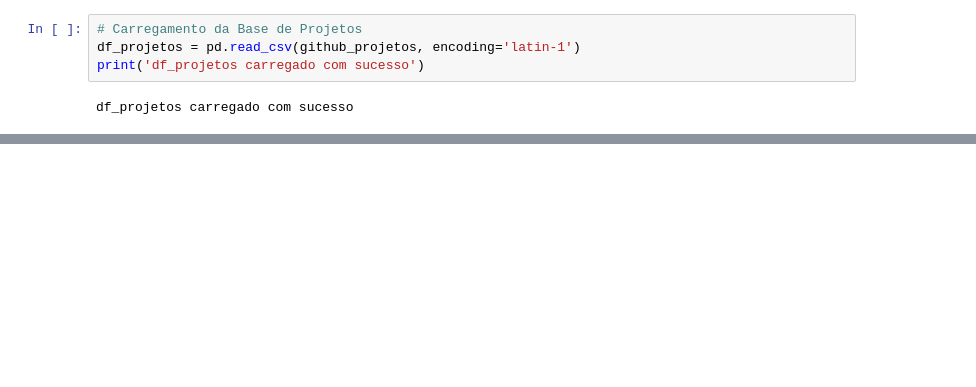
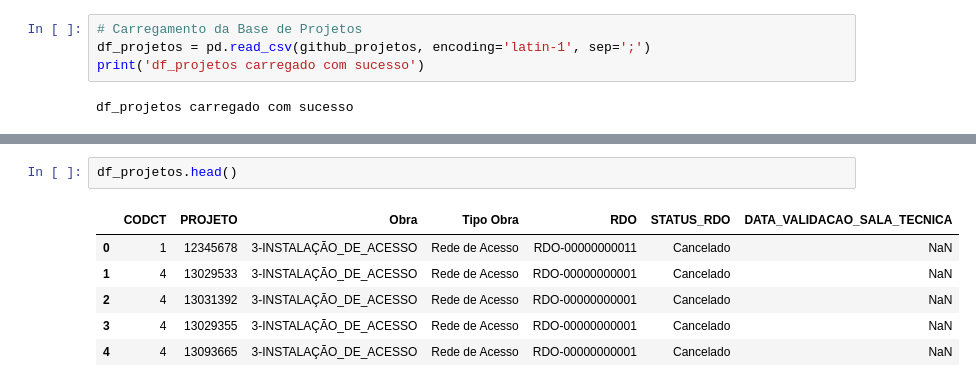
Before and after one commit to dxspimentel/PUC, a Jupyter notebook: MVP_Diego_Pimentel.ipynb, the cells around one changed output, grey strips where cells are left out. Saved outputs shown, nothing was run; the diff lists cells and outputs as text; blank space fills up the shorter version.

```diff
--- a/MVP_Diego_Pimentel.ipynb
+++ b/MVP_Diego_Pimentel.ipynb
@@ -61,7 +61,7 @@ github_projetos = 'https://raw.githubusercontent.com/dxspimentel/PUC/main/PUC_Db
 github_escopo = 'https://raw.githubusercontent.com/dxspimentel/PUC/main/PUC_Db_02_Base_Escopo.csv'
 # %%
 # Carregamento da Base de Projetos
-df_projetos = pd.read_csv(github_projetos, encoding='latin-1')
+df_projetos = pd.read_csv(github_projetos, encoding='latin-1', sep=';')
 print('df_projetos carregado com sucesso')
 # %% [output]
 df_projetos carregado com sucesso
@@ -73,0 +91,9 @@ df_escopo carregado com sucesso
+# %%
+df_projetos.head()
+# %% [output]
+|  | CODCT | PROJETO | Obra | Tipo Obra | RDO | STATUS_RDO | DATA_VALIDACAO_SALA_TECNICA |
+| 0 | 1 | 12345678 | 3-INSTALAÇÃO_DE_ACESSO | Rede de Acesso | RDO-00000000011 | Cancelado | NaN |
+| 1 | 4 | 13029533 | 3-INSTALAÇÃO_DE_ACESSO | Rede de Acesso | RDO-00000000001 | Cancelado | NaN |
+| 2 | 4 | 13031392 | 3-INSTALAÇÃO_DE_ACESSO | Rede de Acesso | RDO-00000000001 | Cancelado | NaN |
+| 3 | 4 | 13029355 | 3-INSTALAÇÃO_DE_ACESSO | Rede de Acesso | RDO-00000000001 | Cancelado | NaN |
+| 4 | 4 | 13093665 | 3-INSTALAÇÃO_DE_ACESSO | Rede de Acesso | RDO-00000000001 | Cancelado | NaN |
```
Also changed, not shown: parts of 6 cells of this notebook.
